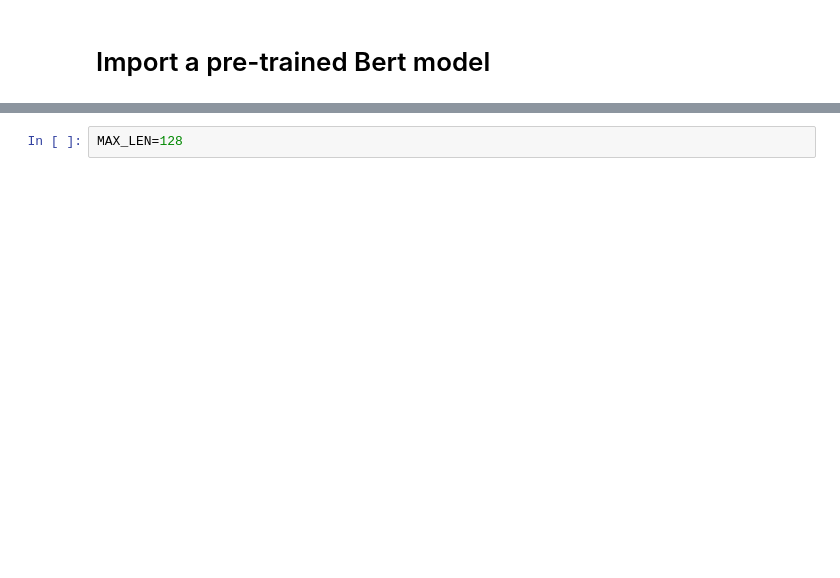
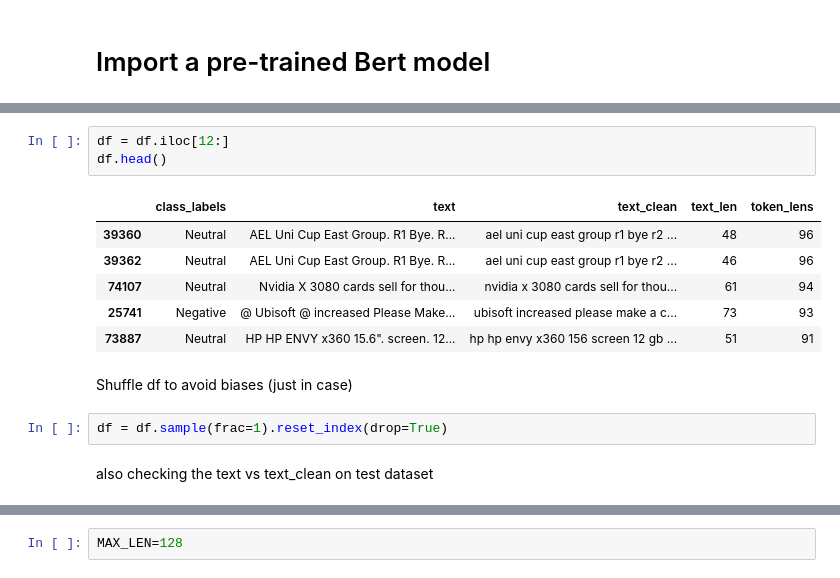
Before and after one commit to gpalaskas/Sentiment-analysis, a Jupyter notebook: sa_twitter.ipynb, the cells around one changed output, grey strips where cells are left out. Saved outputs shown, nothing was run; the diff lists cells and outputs as text; blank space fills up the shorter version.

```diff
--- a/sa_twitter.ipynb
+++ b/sa_twitter.ipynb
@@ -733,0 +1155,16 @@ print(transformers.__version__)
+# %%
+df = df.iloc[12:]
+df.head()
+# %% [output]
+|  | class_labels | text | text_clean | text_len | token_lens |
+| 39360 | Neutral | AEL Uni Cup East Group. R1 Bye. R... | ael uni cup east group r1 bye r2 ... | 48 | 96 |
+| 39362 | Neutral | AEL Uni Cup East Group. R1 Bye. R... | ael uni cup east group r1 bye r2 ... | 46 | 96 |
+| 74107 | Neutral | Nvidia X 3080 cards sell for thou... | nvidia x 3080 cards sell for thou... | 61 | 94 |
+| 25741 | Negative | @ Ubisoft @ increased Please Make... | ubisoft increased please make a c... | 73 | 93 |
+| 73887 | Neutral | HP HP ENVY x360 15.6". screen. 12... | hp hp envy x360 156 screen 12 gb ... | 51 | 91 |
+# %% [markdown]
+Shuffle df to avoid biases (just in case)
+# %%
+df = df.sample(frac=1).reset_index(drop=True)
+# %% [markdown]
+also checking the text vs text_clean on test dataset
```
Also changed, not shown: parts of 110 cells of this notebook.
